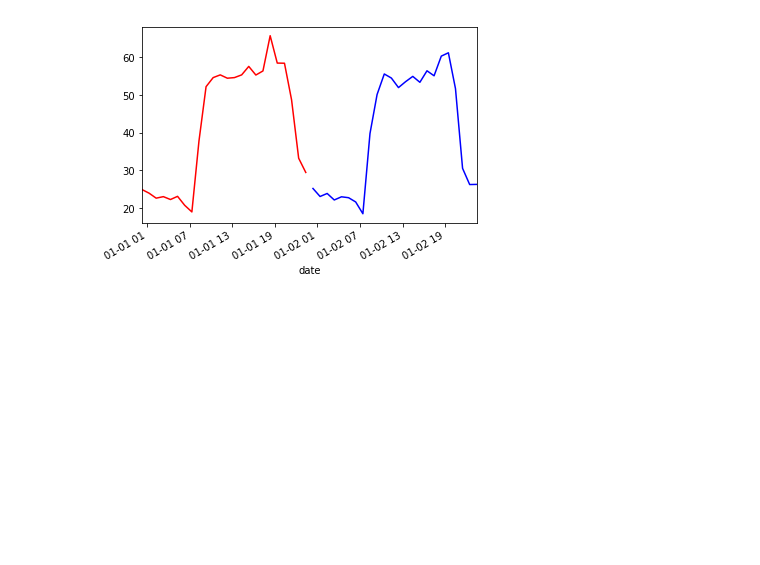
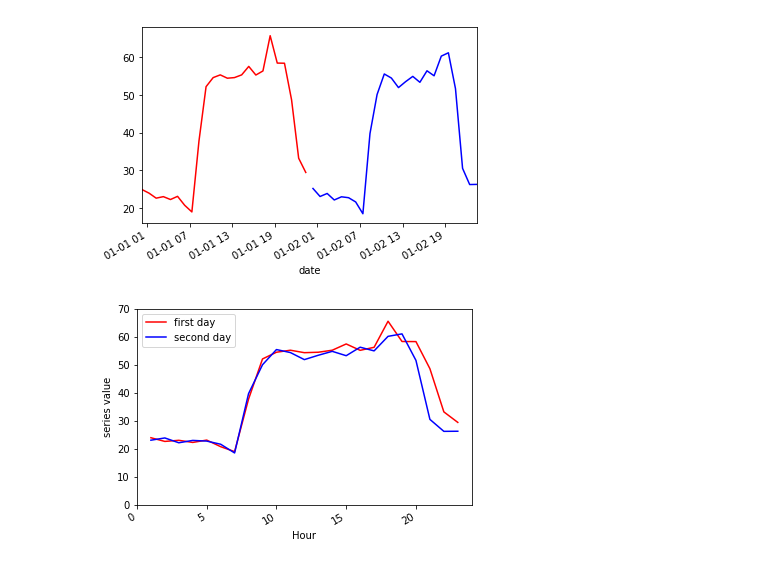
Before and after one commit to sr6115/machine-learning, a Jupyter notebook: first machine/getData.ipynb, the cells around one changed output. Saved outputs shown, nothing was run; the diff lists cells and outputs as text; code cells hidden in the pictures; blank space fills up the shorter version.

```diff
--- a/first machine/getData.ipynb
+++ b/first machine/getData.ipynb
@@ -132,3 +132,35 @@ series['2017-01-02'].plot(color = 'b')
 pyplot.show()
 # %% [output]
 [figure]
+# %%
+# to see the data on 2017-01-01
+import datetime
+import matplotlib.pyplot as plt
+import numpy as np
+from pandas import Series
+import pandas as pd
+import datetime
+
+
+series['2017-01-01'].to_csv('first_day.csv')
+series['2017-01-02'].to_csv('second_day.csv')
+# to plot the data of first day
+first_day = Series.from_csv('first_day.csv', header=0)
+first_day = pd.read_csv('first_day.csv')
+timepoint = [1,2,3,4,5,6,7,8,9,10,11,12,13,14,15,16,17,18,19,20,21,22,23]
+plt.plot(timepoint,first_day['24.92'],color = 'r')
+plt.axis([0, 24, 0, 30])
+# to plot the data of second day
+second_day = Series.from_csv('second_day.csv', header=0)
+second_day = pd.read_csv('second_day.csv')
+plt.plot(timepoint,second_day['25.200001'],color = 'b')
+plt.axis([0, 24, 0, 70])
+plt.gcf().autofmt_xdate()
+
+# pretty up graph
+plt.xlabel('Hour')
+plt.ylabel('series value')
+plt.legend(['first day','second day'],loc='best')
+plt.show()
+# %% [output]
+[figure, added]
```
